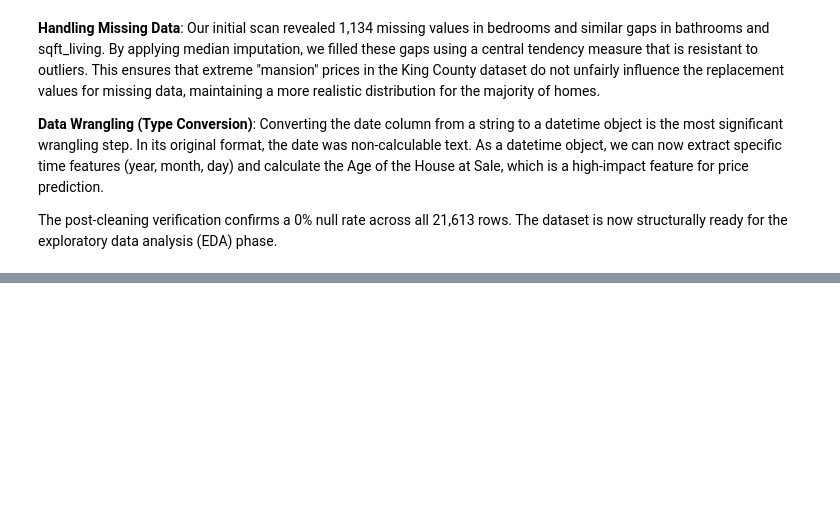
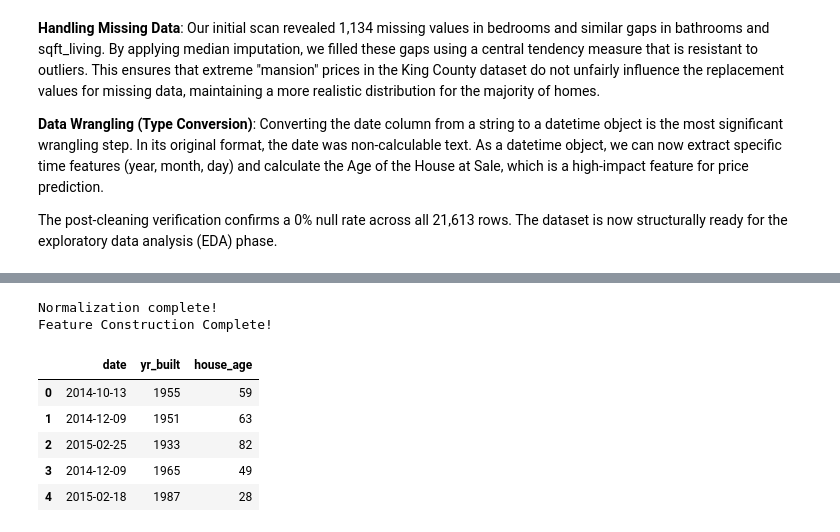
Before and after one commit to mhettick-sd/ADS500B-Final_Project, a Jupyter notebook: notebooks/analysis_Meeki.ipynb, the cells around one changed output, grey strips where cells are left out. Cells and saved outputs as stored; diff of their text form; code cells hidden in the pictures; blank space fills up the shorter version.

```diff
--- a/notebooks/analysis_Meeki.ipynb
+++ b/notebooks/analysis_Meeki.ipynb
@@ -130,0 +154,22 @@ The post-cleaning verification confirms a 0% null rate across all 21,613 rows. T
+# %%
+from sklearn.preprocessing import MinMaxScaler
+
+scaler = MinMaxScaler()
+
+# Normalizing sqft_living to be between 0 and 1
+df['sqft_living_norm'] = scaler.fit_transform(df[['sqft_living']])
+
+print("Normalization complete!")
+df[['sqft_living', 'sqft_living_norm']].head()# FEATURE CONSTRUCTION: Creating house_age
+df['house_age'] = df['date'].dt.year - df['yr_built']
+print("Feature Construction Complete!")
+df[['date', 'yr_built', 'house_age']].head()
+# %% [output]
+Normalization complete!
+Feature Construction Complete!
+|  | date | yr_built | house_age |
+| 0 | 2014-10-13 | 1955 | 59 |
+| 1 | 2014-12-09 | 1951 | 63 |
+| 2 | 2015-02-25 | 1933 | 82 |
+| 3 | 2014-12-09 | 1965 | 49 |
+| 4 | 2015-02-18 | 1987 | 28 |
```
Also changed, not shown: parts of 6 cells of this notebook.
